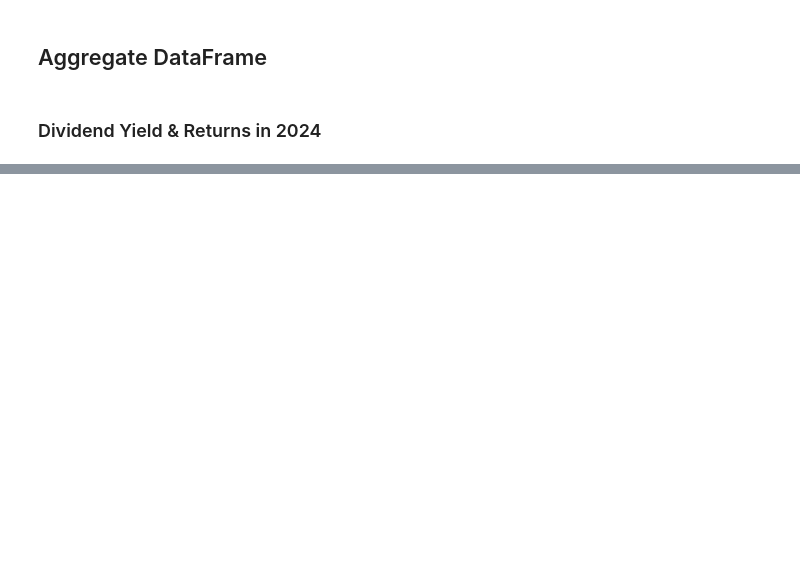
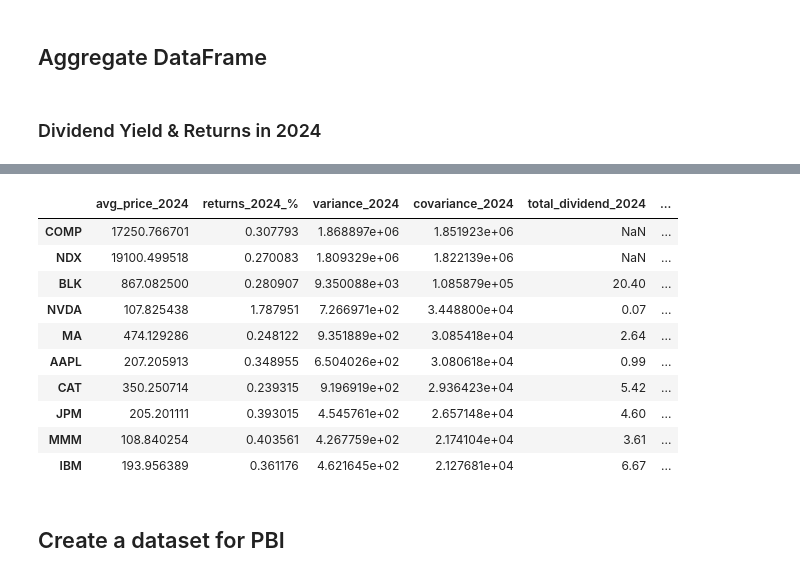
Before and after one commit to jtorsvik/project-anthill, a Jupyter notebook: notebook/stock_analysis.ipynb, the cells around one changed output, grey strips where cells are left out. Drawn from its saved outputs; the diff is of its cells as text; code cells hidden in the pictures; blank space fills up the shorter version.

Commit message:
feat: created beta and capm in stock analysis

```diff
--- a/notebook/stock_analysis.ipynb
+++ b/notebook/stock_analysis.ipynb
@@ -286,0 +322,22 @@ agg_12mnd_df.sort_values(by='returns_2024_%', ascending=False).head(10)
+# %%
+risk_free_rate = 0.04
+
+agg_12mnd_df['beta_2024'] = agg_12mnd_df['covariance_2024'] / ((agg_12mnd_df.loc['COMP', 'variance_2024'] + agg_12mnd_df.loc['NDX', 'variance_2024']) / 2)
+agg_12mnd_df["capm_2024"] = risk_free_rate + agg_12mnd_df['beta_2024'] * (np.mean([agg_12mnd_df.loc['COMP', 'returns_2024_%'], agg_12mnd_df.loc['NDX', 'returns_2024_%']]) - risk_free_rate)
+agg_12mnd_df["sharpe_2024"] = (agg_12mnd_df["returns_2024_%"] - risk_free_rate) / np.sqrt(agg_12mnd_df['variance_2024'])
+
+agg_12mnd_df.sort_values('capm_2024', ascending=False).head(10)
+# %% [output]
+|  | avg_price_2024 | returns_2024_% | variance_2024 | covariance_2024 | total_dividend_2024 | ... |
+| COMP | 17250.766701 | 0.307793 | 1.868897e+06 | 1.851923e+06 | NaN | ... |
+| NDX | 19100.499518 | 0.270083 | 1.809329e+06 | 1.822139e+06 | NaN | ... |
+| BLK | 867.082500 | 0.280907 | 9.350088e+03 | 1.085879e+05 | 20.40 | ... |
+| NVDA | 107.825438 | 1.787951 | 7.266971e+02 | 3.448800e+04 | 0.07 | ... |
+| MA | 474.129286 | 0.248122 | 9.351889e+02 | 3.085418e+04 | 2.64 | ... |
+| AAPL | 207.205913 | 0.348955 | 6.504026e+02 | 3.080618e+04 | 0.99 | ... |
+| CAT | 350.250714 | 0.239315 | 9.196919e+02 | 2.936423e+04 | 5.42 | ... |
+| JPM | 205.201111 | 0.393015 | 4.545761e+02 | 2.657148e+04 | 4.60 | ... |
+| MMM | 108.840254 | 0.403561 | 4.267759e+02 | 2.174104e+04 | 3.61 | ... |
+| IBM | 193.956389 | 0.361176 | 4.621645e+02 | 2.127681e+04 | 6.67 | ... |
+# %% [markdown]
+## Create a dataset for PBI
```
Also changed, not shown: parts of 16 cells of this notebook, 2 other files.
